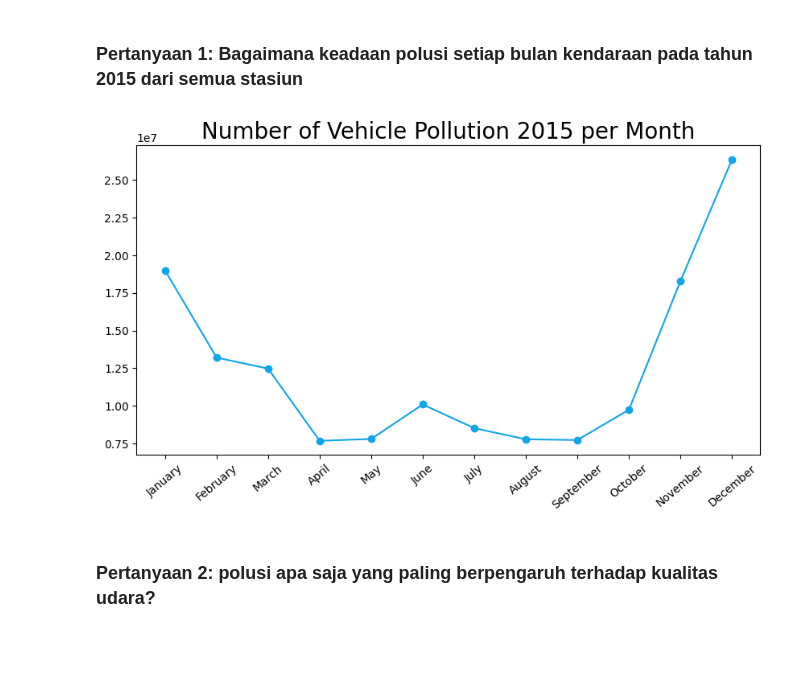
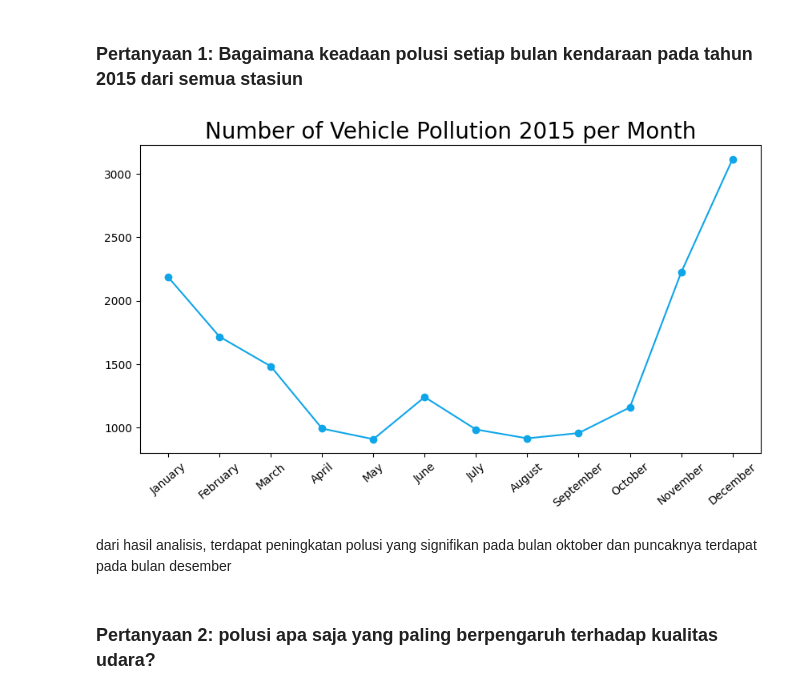
Before and after one commit to rezaafaisal/air-quality-analytics, a Jupyter notebook: notebook.ipynb, the cells around one changed output. Cells and saved outputs as stored; diff of their text form; code cells hidden in the pictures; blank space fills up the shorter version.

```diff
--- a/notebook.ipynb
+++ b/notebook.ipynb
@@ -300,18 +300,20 @@ Name: station, Length: 382168, dtype: object
 # %%
 monthly_pollutions = new_df[new_df.datetime.dt.year == 2015]
 monthly_pollutions = monthly_pollutions.resample(rule='M', on='datetime').agg({
-    "vehicle_pollution": "sum"
+    "vehicle_pollution": "mean"
 })
 
 monthly_pollutions.index = monthly_pollutions.index.strftime('%B')
 
 plt.figure(figsize=(10, 5))
 plt.plot(monthly_pollutions.index, monthly_pollutions['vehicle_pollution'], marker='o', color='#0ea5e9')
 plt.xticks(rotation=40)
 plt.title(label='Number of Vehicle Pollution 2015 per Month', loc='center', fontsize=20)
 plt.show()
 # %% [output]
-[figure, old version]
+[figure, new version]
+# %% [markdown]
+dari hasil analisis, terdapat peningkatan polusi yang signifikan pada bulan oktober dan puncaknya terdapat pada bulan desember
 # %% [markdown]
 ### Pertanyaan 2: polusi apa saja yang paling berpengaruh terhadap kualitas udara?
 # %%
```
Also changed, not shown: parts of 4 cells of this notebook.
